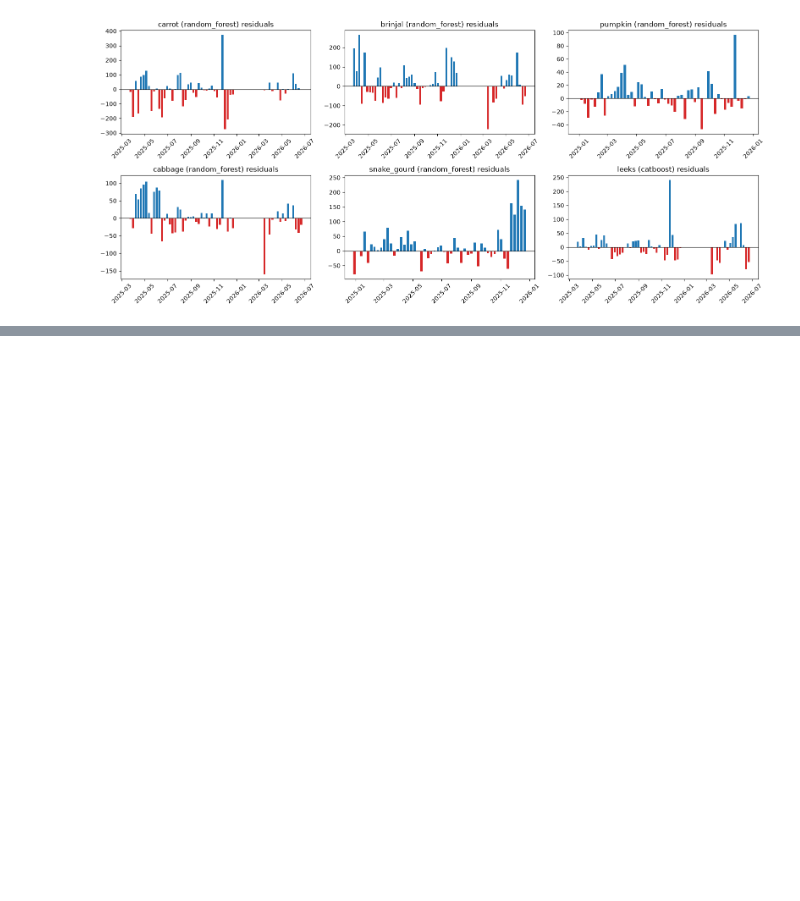
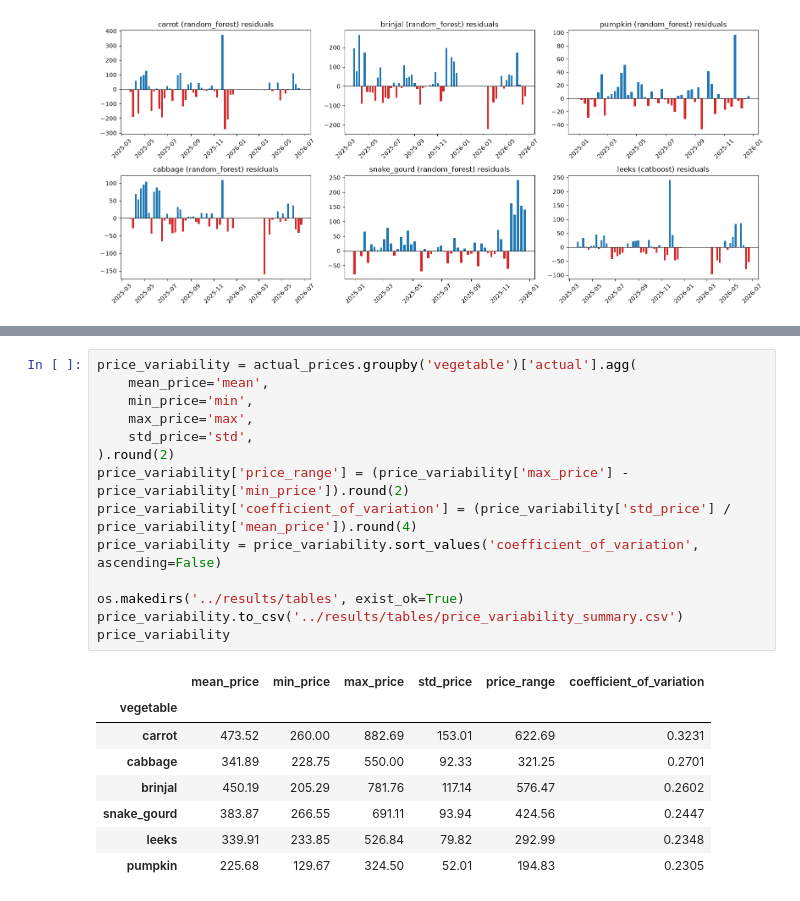
Before and after one commit to ZeroWillHero/vege-predict, a Jupyter notebook: notebooks/03_model_results.ipynb, the cells around one changed output, grey strips where cells are left out. Drawn from its saved outputs; the diff is of its cells as text; blank space fills up the shorter version.

```diff
--- a/notebooks/03_model_results.ipynb
+++ b/notebooks/03_model_results.ipynb
@@ -269,0 +307,23 @@ plt.tight_layout(); plt.show()
+# %%
+price_variability = actual_prices.groupby('vegetable')['actual'].agg(
+    mean_price='mean',
+    min_price='min',
+    max_price='max',
+    std_price='std',
+).round(2)
+price_variability['price_range'] = (price_variability['max_price'] - price_variability['min_price']).round(2)
+price_variability['coefficient_of_variation'] = (price_variability['std_price'] / price_variability['mean_price']).round(4)
+price_variability = price_variability.sort_values('coefficient_of_variation', ascending=False)
+
+os.makedirs('../results/tables', exist_ok=True)
+price_variability.to_csv('../results/tables/price_variability_summary.csv')
+price_variability
+# %% [output]
+|  | mean_price | min_price | max_price | std_price | price_range | coefficient_of_variation |
+| vegetable |  |  |  |  |  |  |
+| carrot | 473.52 | 260.00 | 882.69 | 153.01 | 622.69 | 0.3231 |
+| cabbage | 341.89 | 228.75 | 550.00 | 92.33 | 321.25 | 0.2701 |
+| brinjal | 450.19 | 205.29 | 781.76 | 117.14 | 576.47 | 0.2602 |
+| snake_gourd | 383.87 | 266.55 | 691.11 | 93.94 | 424.56 | 0.2447 |
+| leeks | 339.91 | 233.85 | 526.84 | 79.82 | 292.99 | 0.2348 |
+| pumpkin | 225.68 | 129.67 | 324.50 | 52.01 | 194.83 | 0.2305 |
```
Also changed, not shown: parts of 13 cells of this notebook, 4 other files.
